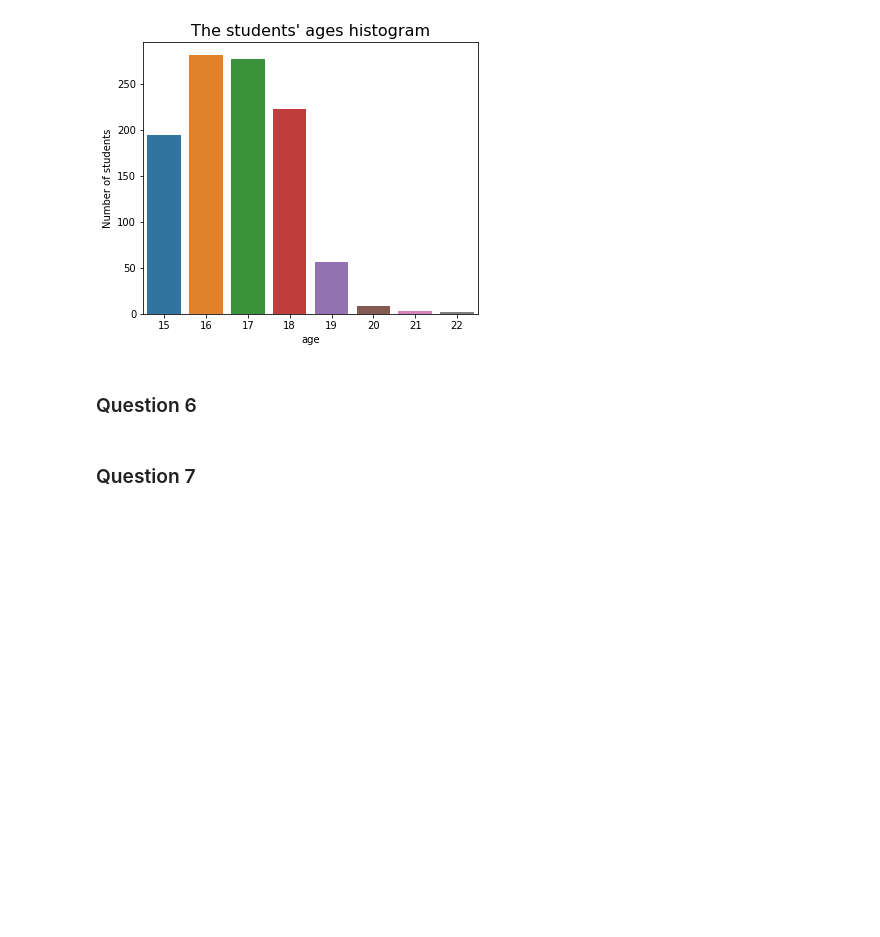
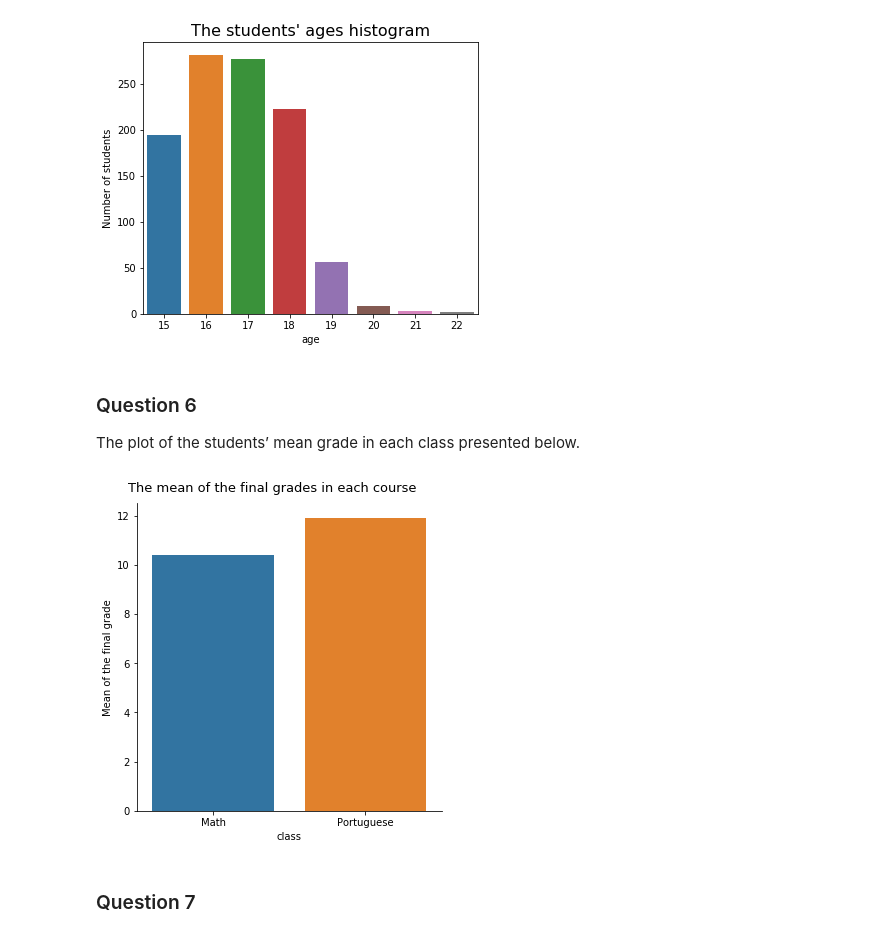
Before and after one commit to dvir019/Introduction_to_Data_Analysis-HW2, a Jupyter notebook: HW2_212234637_324270883.ipynb, the cells around one changed output. Drawn from its saved outputs; the diff is of its cells as text; code cells hidden in the pictures; blank space fills up the shorter version.

```diff
--- a/HW2_212234637_324270883.ipynb
+++ b/HW2_212234637_324270883.ipynb
@@ -57,8 +91,26 @@ ages_hist.set_title("The students' ages histogram", fontsize=16)
 plt.show()
 # %% [output]
 [figure]
-# %% [markdown]
-### Question 6
+# %% [markdown]
+### Question 6
+The plot of the students’ mean grade in each class presented below.
+# %%
+# Get the mean grade of each class
+group_by_courses_mean_df = hw_df.groupby('class', as_index = False)['G3'].mean()
+
+# Create the plot
+median_by_courses_graph = sns.catplot(kind = 'bar', data = group_by_courses_mean_df, x = 'class', y ='G3')
+
+# Set the the labels of the Y axis
+median_by_courses_graph.set(ylabel= 'Mean of the final grade')
+
+# Add a title
+median_by_courses_graph.fig.suptitle('The mean of the final grades in each course', fontsize=13, y=1.03)
+
+# Show plot and clean output
+plt.show()
+# %% [output]
+[figure, added]
 # %% [markdown]
 ### Question 7
 # %%
```
Also changed, not shown: parts of 16 cells of this notebook.
